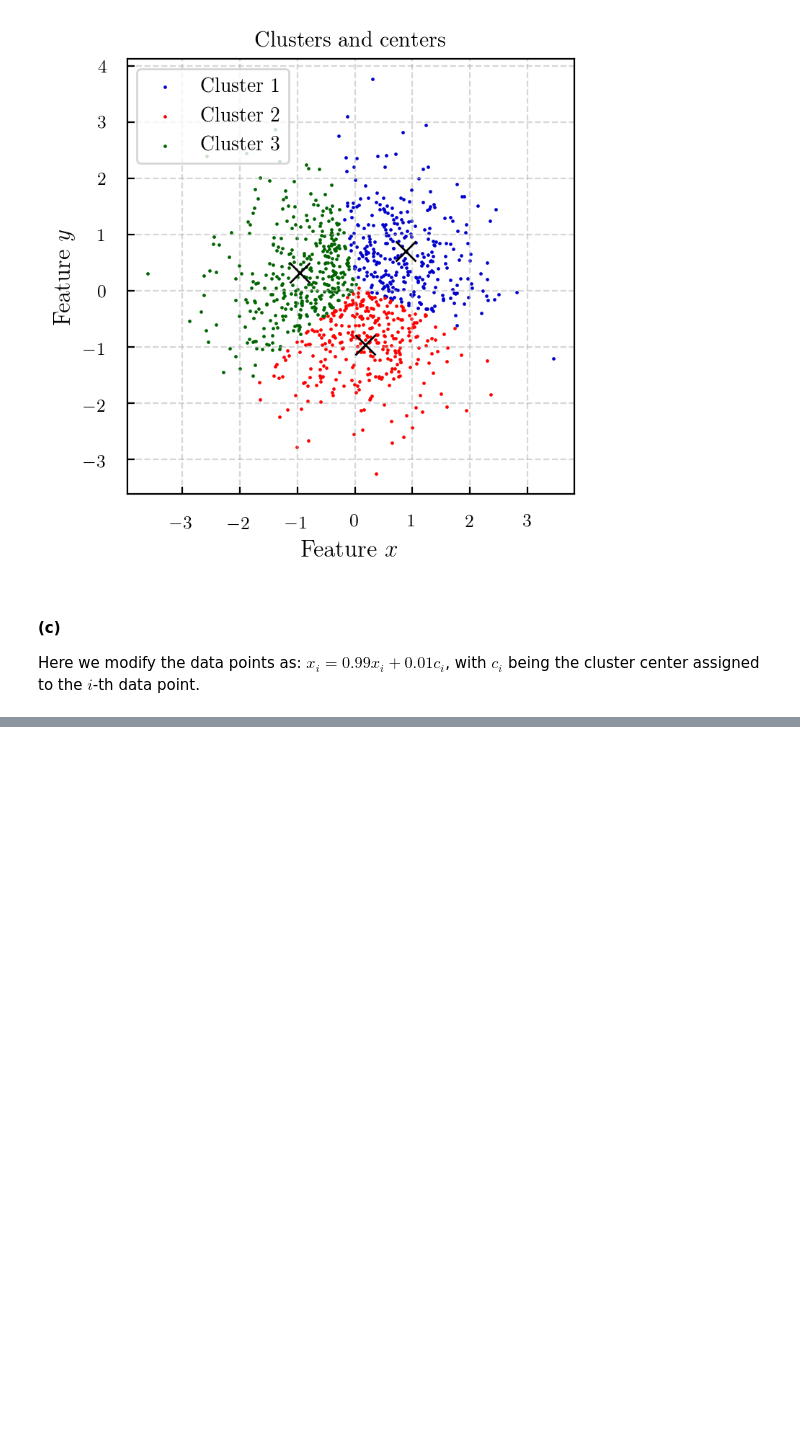
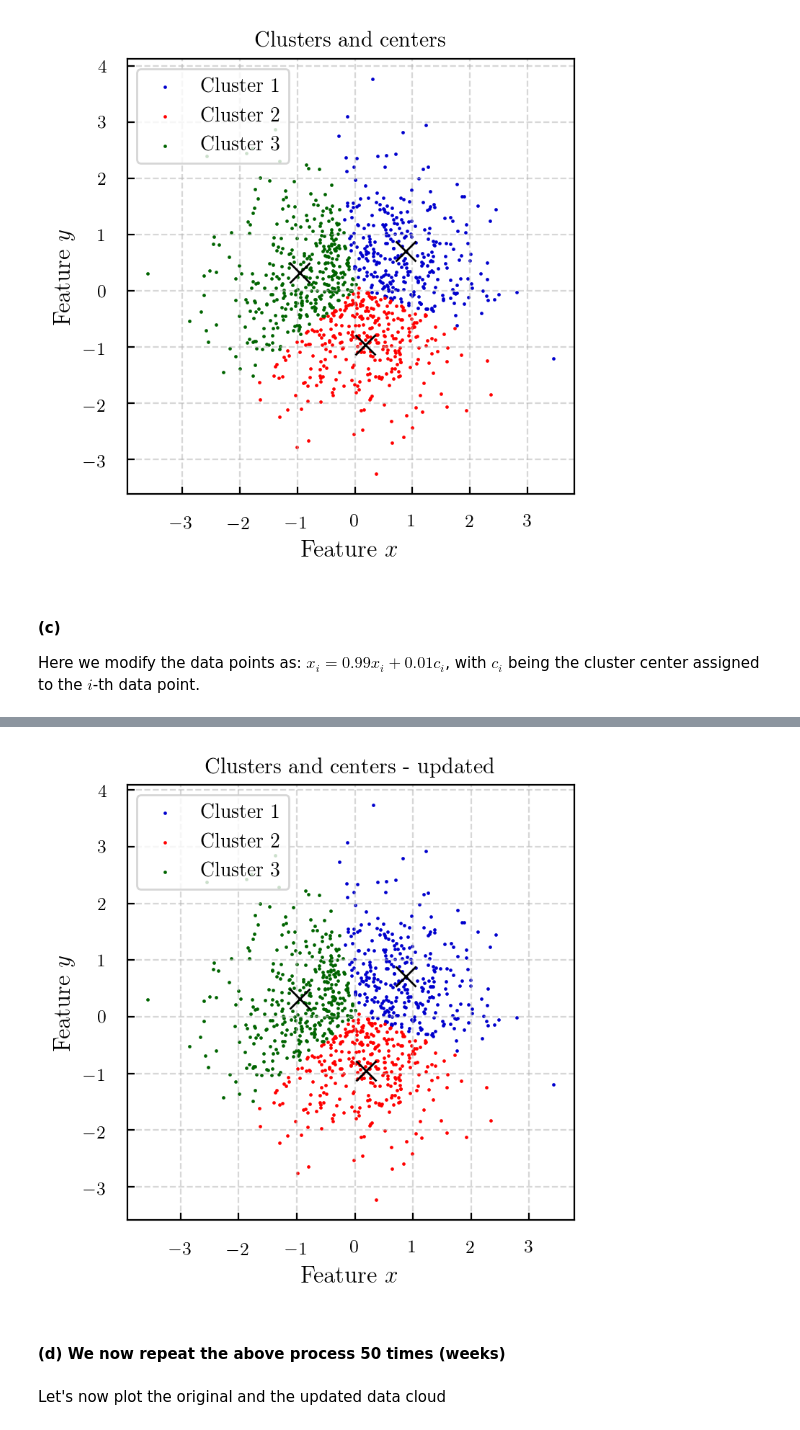
Before and after one commit to dtanoglidis/Machine-Learning-and-Large-Scale-Data-Analysis, a Jupyter notebook: HW1_Prob5.ipynb, the cells around one changed output, grey strips where cells are left out. Cells and saved outputs as stored; diff of their text form; code cells hidden in the pictures; blank space fills up the shorter version.

```diff
--- a/HW1_Prob5.ipynb
+++ b/HW1_Prob5.ipynb
@@ -102,3 +102,22 @@ plt.show()
 #### (c)
 
 Here we modify the data points as: $ x_i = 0.99x_i + 0.01c_i$, with $c_i$ being the cluster center assigned to the $i$-th data point.
+# %%
+X_feat_clust1 = X_feat[labels==0] # Positions (features) of the first cluster
+X_feat_clust2 = X_feat[labels==1] # Positions (features) of the second cluster
+X_feat_clust3 = X_feat[labels==2] # Positions (features) of the third cluster
+
+# Update them according to the above rule
+X_ft_clust1_new = 0.99*X_feat_clust1 + 0.01*centers[0]
+X_ft_clust2_new = 0.99*X_feat_clust2 + 0.01*centers[1]
+X_ft_clust3_new = 0.99*X_feat_clust3 + 0.01*centers[2]
+
+# Collect all features in a new array now
+
+X_feat_new = np.concatenate((X_ft_clust1_new, X_ft_clust2_new, X_ft_clust3_new))
+# %%
+# perform new clustering now
+# Fit and predict the labels of the clusters
+labels_new = kmeans.fit_predict(X_feat_new)
+# Get the three cluster centers
+centers_new = kmeans.cluster_centers_
@@ -104,0 +140,26 @@ Here we modify the data points as: $ x_i = 0.99x_i + 0.01c_i$, with $c_i$ being
+# %%
+x_new = X_feat_new[:,0]
+y_new = X_feat_new[:,1]
+
+
+fig = plt.figure(figsize = (4.0,4.0))
+
+
+plt.scatter(x_new[labels_new==0],y_new[labels_new==0], s=0.5, color='mediumblue', label='Cluster 1')
+plt.scatter(x_new[labels_new==1],y_new[labels_new==1], s=0.5, color='red', label='Cluster 2')
+plt.scatter(x_new[labels_new==2],y_new[labels_new==2], s=0.5, color='darkgreen', label='Cluster 3')
+
+plt.plot(centers_new[0,0], centers_new[0,1], c='k', marker='x', markersize=10)
+plt.plot(centers_new[1,0], centers_new[1,1], c='k', marker='x', markersize=10)
+plt.plot(centers_new[2,0], centers_new[2,1], c='k', marker='x', markersize=10)
+
+plt.legend(frameon=True, loc='upper left', fontsize=10)
+plt.xlabel('Feature $x$', fontsize=12);plt.ylabel('Feature $y$', fontsize=12)
+plt.grid(ls='--',alpha=0.5)
+
+plt.title('Clusters and centers - updated')
+plt.show()
+# %% [output]
+[figure, added]
+# %% [markdown]
+#### (d) We now repeat the above process 50 times (weeks)
@@ -104,0 +202,2 @@ Here we modify the data points as: $ x_i = 0.99x_i + 0.01c_i$, with $c_i$ being
+# %% [markdown]
+Let's now plot the original and the updated data cloud
```
Also changed, not shown: parts of 4 cells of this notebook.
